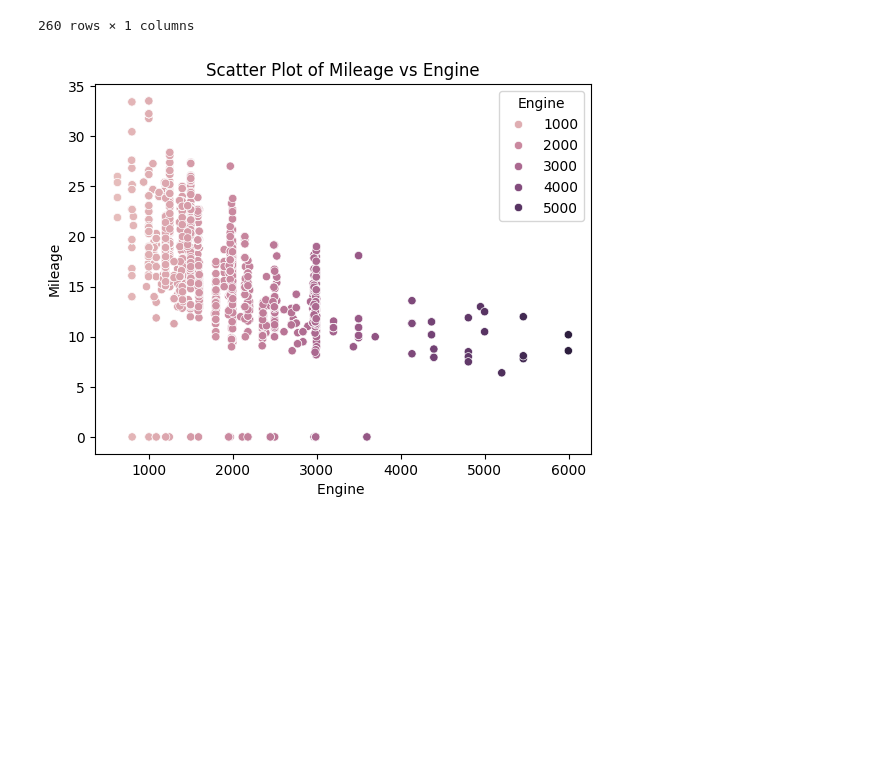
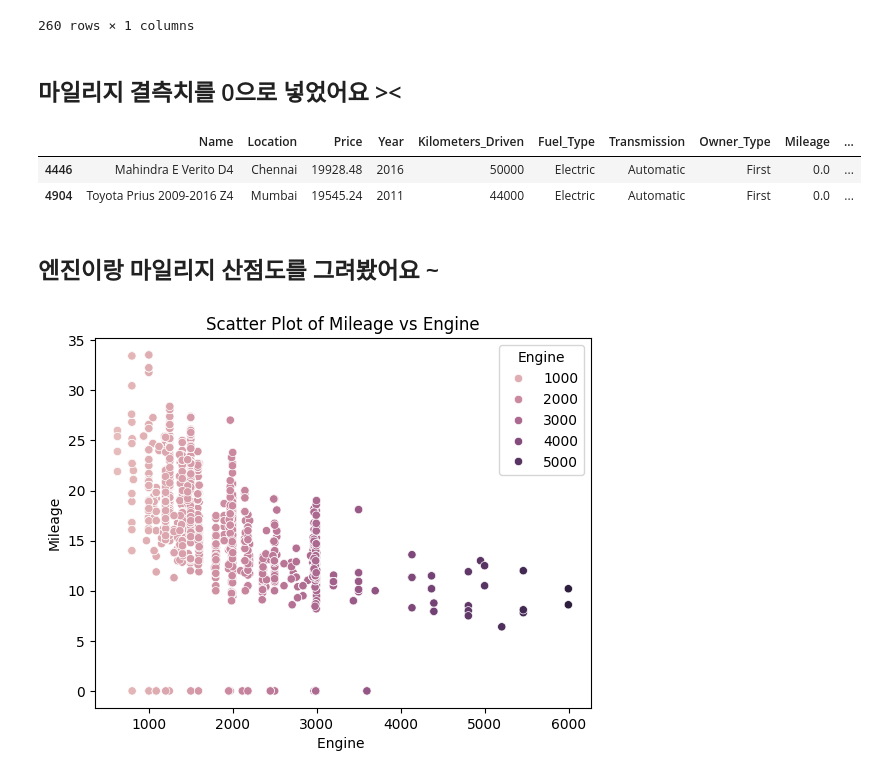
Before and after one commit to Seojiii/c4_car_project, a Jupyter notebook: 0308_car_project_ji.ipynb, the cells around one changed output. Cells and saved outputs as stored; diff of their text form; code cells hidden in the pictures; blank space fills up the shorter version.

```diff
--- a/0308_car_project_ji.ipynb
+++ b/0308_car_project_ji.ipynb
@@ -318,4 +318,14 @@ x
 |  | Volkswagen | 44 |
 |  | Volvo | 2 |
 260 rows × 1 columns
+# %% [markdown]
+## 마일리지 결측치를 0으로 넣었어요 ><
+# %%
+df[df['Mileage'].isnull()].fillna(0)
+# %% [output]
+|  | Name | Location | Price | Year | Kilometers_Driven | Fuel_Type | Transmission | Owner_Type | Mileage | ... |
+| 4446 | Mahindra E Verito D4 | Chennai | 19928.48 | 2016 | 50000 | Electric | Automatic | First | 0.0 | ... |
+| 4904 | Toyota Prius 2009-2016 Z4 | Mumbai | 19545.24 | 2011 | 44000 | Electric | Automatic | First | 0.0 | ... |
+# %% [markdown]
+## 엔진이랑 마일리지 산점도를 그려봤어요 ~
 # %%
```
Also changed, not shown: parts of 2 cells of this notebook.
